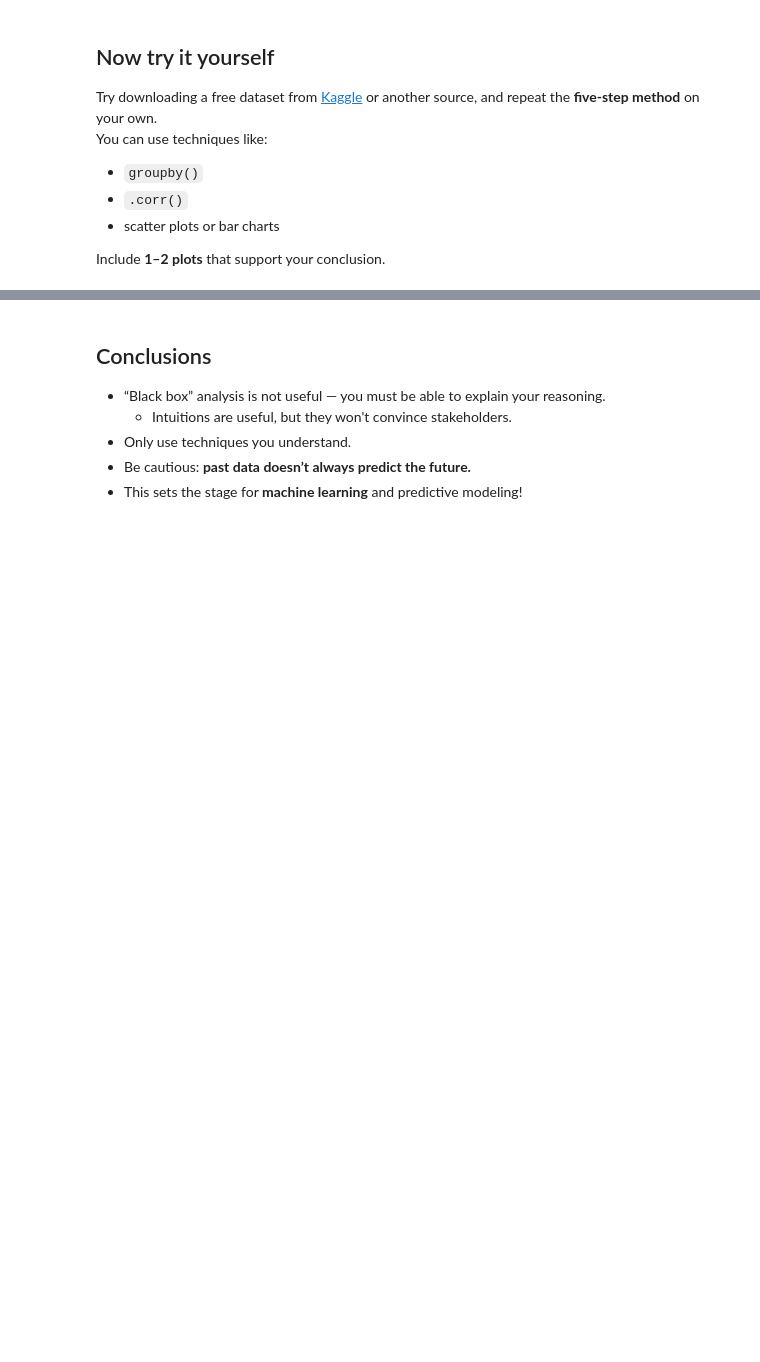
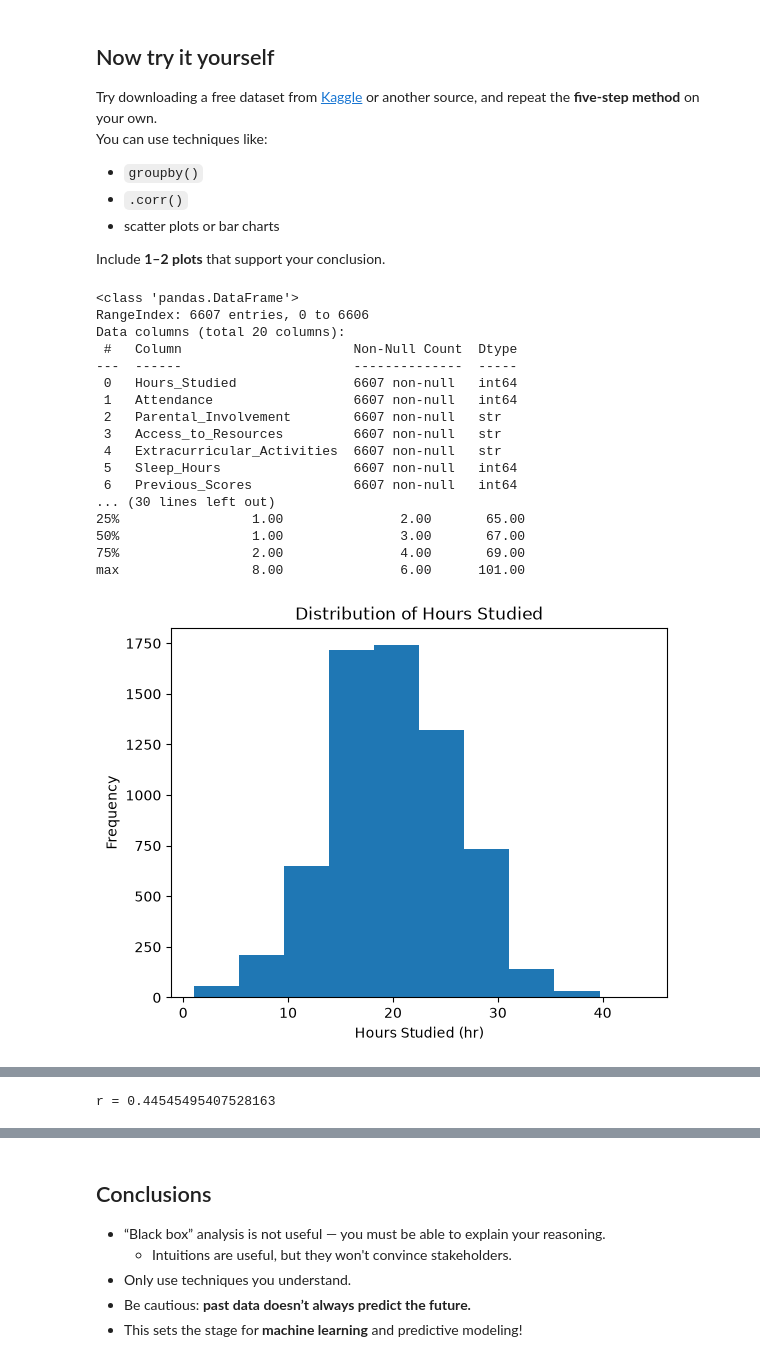
Before and after one commit to AllisonBu/bwsi-comp-problem-solving, a Jupyter notebook: mod3_math_modeling/3_intro_to_data_analysis.ipynb, the cells around one changed output, grey strips where cells are left out. Cells and saved outputs as stored; diff of their text form; code cells hidden in the pictures; blank space fills up the shorter version.

```diff
--- a/mod3_math_modeling/3_intro_to_data_analysis.ipynb
+++ b/mod3_math_modeling/3_intro_to_data_analysis.ipynb
@@ -267,3 +263,47 @@ You can use techniques like:
 - scatter plots or bar charts
 
 Include **1–2 plots** that support your conclusion.
+# %%
+data = pd.read_csv("https://raw.githubusercontent.com/PStarH/student-performance-factor-analysis/main/StudentPerformanceFactors.csv")
+
+data.head()
+data.info()        # Check for missing values
+data.isna().sum()
+# data = data.dropna()
+
+print(data.describe())
+
+plt.hist(data["Hours_Studied"], bins=10)
+plt.title("Distribution of Hours Studied")
+plt.xlabel("Hours Studied (hr)")
+plt.ylabel("Frequency")
+plt.show()
+
+plt.scatter(data["Hours_Studied"], data["Exam_Score"])
+
+plt.xlabel("Hours Studied")
+plt.ylabel("Exam Score")
+plt.title("Effect of Hours Studied on Exam Score")
+
+plt.show()
+correlation = data["Hours_Studied"].corr(data["Exam_Score"])
+print("r = " + f'{correlation}')
+# %% [output]
+<class 'pandas.DataFrame'>
+RangeIndex: 6607 entries, 0 to 6606
+Data columns (total 20 columns):
+ #   Column                      Non-Null Count  Dtype
+---  ------                      --------------  -----
+ 0   Hours_Studied               6607 non-null   int64
+ 1   Attendance                  6607 non-null   int64
+ 2   Parental_Involvement        6607 non-null   str
+ 3   Access_to_Resources         6607 non-null   str
+ 4   Extracurricular_Activities  6607 non-null   str
+ 5   Sleep_Hours                 6607 non-null   int64
+ 6   Previous_Scores             6607 non-null   int64
+... (30 lines left out)
+25%                 1.00               2.00       65.00
+50%                 1.00               3.00       67.00
+75%                 2.00               4.00       69.00
+max                 8.00               6.00      101.00
+[figure, added]
@@ -269,0 +311 @@ Include **1–2 plots** that support your conclusion.
+r = 0.44545495407528163
```
Also changed, not shown: parts of 3 cells of this notebook.
